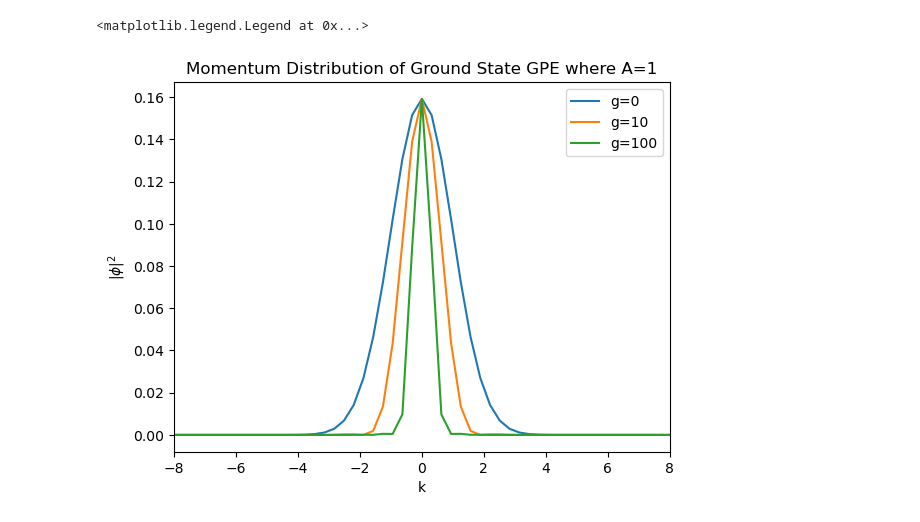
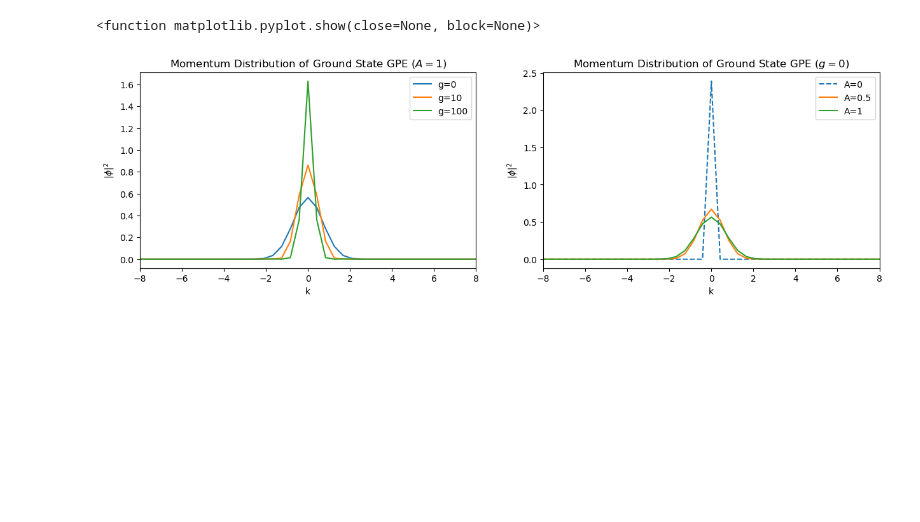
Before and after one commit to Bwimmin/Ground-State-GPE-, a Jupyter notebook: Ground State GPE .ipynb, the cells around one changed output. Cells and saved outputs as stored; diff of their text form; code cells hidden in the pictures; blank space fills up the shorter version.

```diff
--- a/Ground State GPE .ipynb
+++ b/Ground State GPE .ipynb
@@ -213,7 +241,9 @@ k = np.fft.fftshift(wavenumbers)                       # reorder k: negative ->
 # %%
+k = np.fft.fftshift(wavenumbers) # reorder k: negative -> positive (used to plot)
 def momentumDist (psi, x):
-    dk = 2 * np.pi / (len(x) * dx)                         # spacing in k
+    dk = 2 * np.pi / (len(x) * dx) # spacing in k
 
-    phi = np.fft.fftshift(fft(np.abs(psi)**2)) * dx / np.sqrt(2*np.pi)  # momentum-space wavefunction
-    n_k = np.abs(phi)**2                                   # momentum distribution
-    return n_k
+    phi = dx / np.sqrt(2.0 * np.pi) *np.fft.fftshift(np.fft.fft(np.fft.ifftshift(psi)))
+
+    #phi = np.fft.fftshift(fft(np.abs(psi)**2)*dk)/ np.sqrt(2*np.pi)  # momentum-space wavefunction
+    return phi
@@ -222,4 +250,36 @@ def momentumDist (psi, x):
 # %%
-n_k_g0 = momentumDist(psi, k)
+phi_g0 =  momentumDist(psi_g0, k)
+phi_g10 = momentumDist(psi_g10, k)
+phi_g100 =momentumDist(psi_g100, k)
+
+phi_A0 =  momentumDist(psi_A0, k)
+phi_A05 = momentumDist(psi_A05, k)
+phi_A1 =  momentumDist(psi_A1, k)
 # %%
-n_k_g10 = momentumDist(psi, k)
+fig, (ax1, ax2) = plt.subplots(1, 2, figsize=(15, 4))
+
+ax1.plot(k, np.abs(phi_g0)**2,label = "g=0")
+ax1.plot(k, np.abs(phi_g10)**2 ,label = "g=10")
+ax1.plot(k, np.abs(phi_g100)**2 ,label = "g=100")
+
+ax1.set_xlim(-8,8)
+ax1.legend()
+
+ax2.plot(k, np.abs(phi_A0)**2, '--', label = "A=0")
+ax2.plot(k, np.abs(phi_A05)**2 ,label = "A=0.5")
+ax2.plot(k, np.abs(phi_A1)**2 ,label = "A=1")
+
+ax2.set_xlim(-8,8)
+ax2.legend()
+
+ax1.set_title("Momentum Distribution of Ground State GPE " r"$(A=1)$")
+ax2.set_title("Momentum Distribution of Ground State GPE " r"$(g=0)$")
+
+ax1.set(ylabel=r'$|\phi|^2$', xlabel=r'k')
+ax2.set(ylabel=r'$|\phi|^2$', xlabel=r'k')
+
+plt.savefig('MomentumDist.png', dpi=500, bbox_inches='tight')
+plt.show
+# %% [output]
+<function matplotlib.pyplot.show(close=None, block=None)>
+[figure, added]
@@ -228,12 +285,0 @@ n_k_g100 = momentumDist(psi, k)
-# %%
-plt.plot(k, n_k_g0, label = "g=0")
-plt.plot(k, n_k_g10, label = "g=10")
-plt.plot(k, n_k_g100, label = "g=100")
-plt.ylabel(r'$|\phi|^2$')
-plt.xlabel('k')
-plt.title(f"Momentum Distribution of Ground State GPE where A={A}")
-plt.xlim(-8,8)
-plt.legend()
-# %% [output]
-<matplotlib.legend.Legend at 0x...>
-[figure, removed]
```
Also changed, not shown: parts of 21 cells of this notebook.
